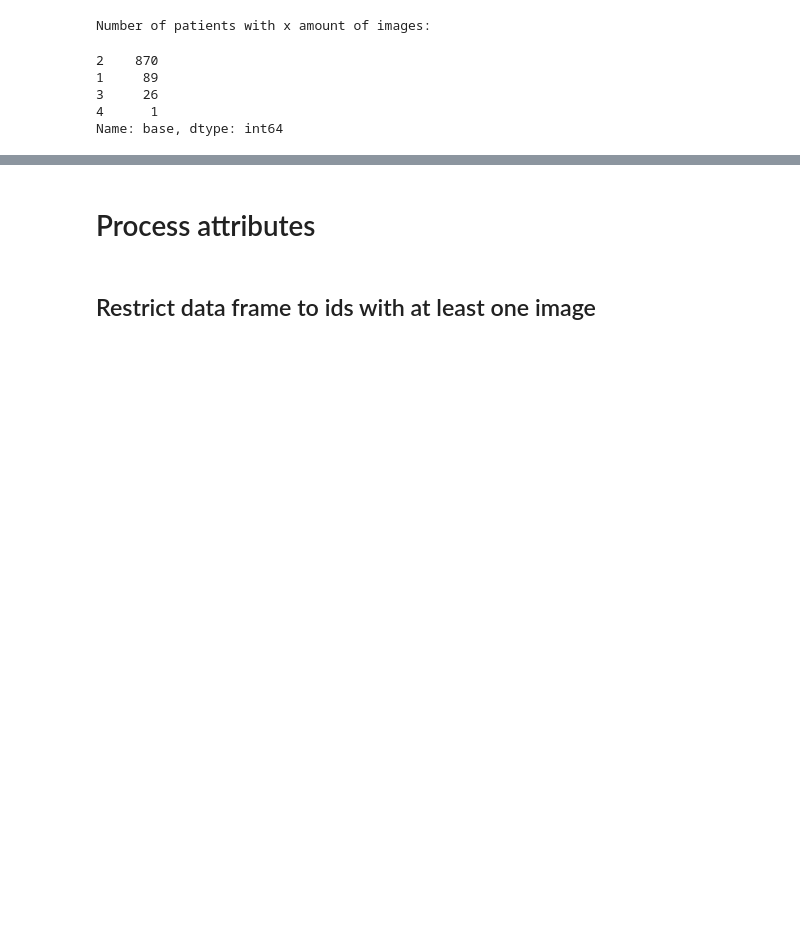
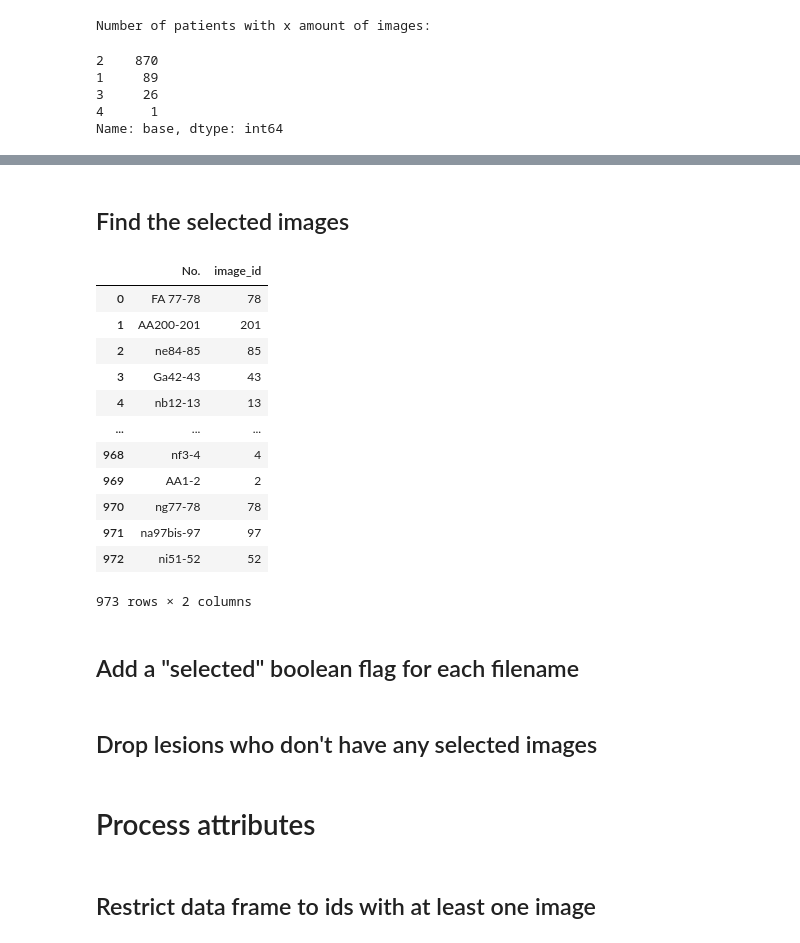
Before and after one commit to ecobost/dermosxai, a Jupyter notebook: notebooks/process_IAD.ipynb, the cells around one changed output, grey strips where cells are left out. Saved outputs shown, nothing was run; the diff lists cells and outputs as text; code cells hidden in the pictures; blank space fills up the shorter version.

Commit message:
final version of data processing notebooks

```diff
--- a/notebooks/process_IAD.ipynb
+++ b/notebooks/process_IAD.ipynb
@@ -137,0 +143,27 @@ Name: base, dtype: int64
+# %% [markdown]
+## Find the selected images
+# %%
+selected_folder = path.join(base_dir, 'selected_images')
+# %%
+selected_images = glob.glob(path.join(selected_folder, '*.jpg'))
+image_names = [path.splitext(path.basename(p))[0] for p in selected_images]
+lesion_ids = [n.split('_')[0] for n in image_names]
+image_ids = [n.split('_')[1] for n in image_names]
+# %%
+selected = pd.DataFrame(data = {'No.': lesion_ids, 'image_id': image_ids})
+# %%
+selected
+# %% [output]
+|  | No. | image_id |
+| 0 | FA 77-78 | 78 |
+| 1 | AA200-201 | 201 |
+| 2 | ne84-85 | 85 |
+| 3 | Ga42-43 | 43 |
+| 4 | nb12-13 | 13 |
+| ... | ... | ... |
+| 968 | nf3-4 | 4 |
+| 969 | AA1-2 | 2 |
+| 970 | ng77-78 | 78 |
+| 971 | na97bis-97 | 97 |
+| 972 | ni51-52 | 52 |
+973 rows × 2 columns
@@ -137,0 +172,2 @@ Name: base, dtype: int64
+# %% [markdown]
+## Add a "selected" boolean flag for each filename
@@ -137,0 +178,2 @@ Name: base, dtype: int64
+# %% [markdown]
+## Drop lesions who don't have any selected images
```
Also changed, not shown: parts of 29 cells of this notebook, 1 other file.
